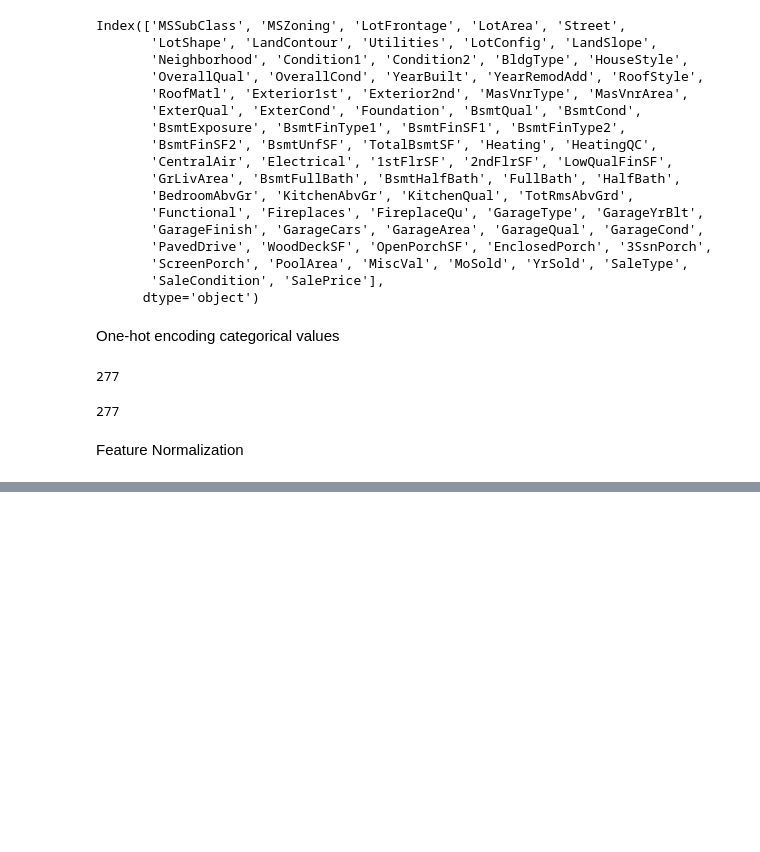
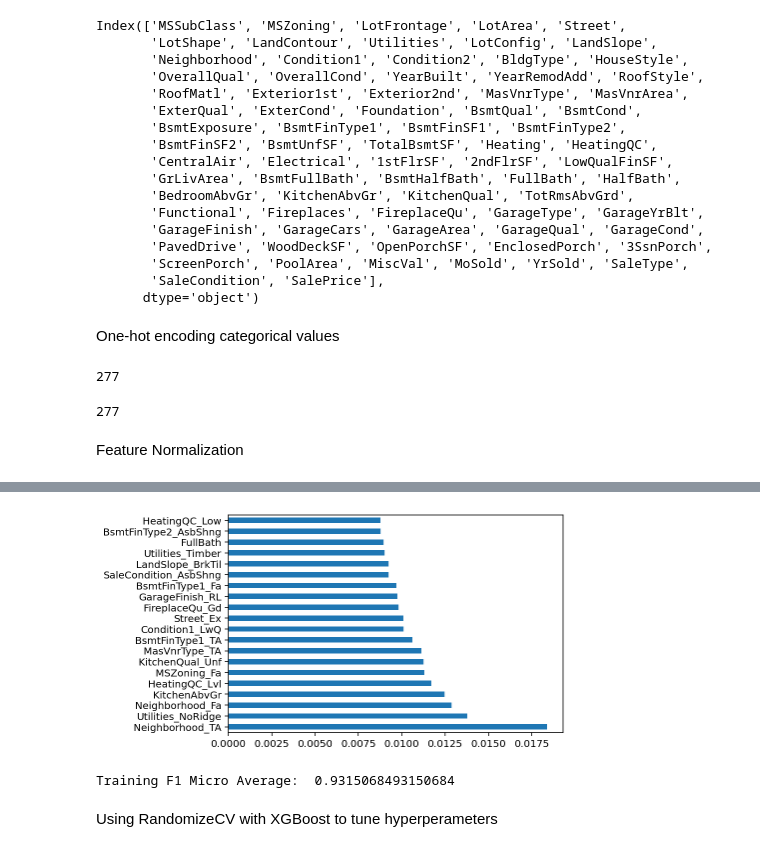
Before and after one commit to jloesch30/BDS_Team_Fall2021, a Jupyter notebook: hw3/Josh_HW_3.ipynb, the cells around one changed output, grey strips where cells are left out. Cells and saved outputs as stored; diff of their text form; code cells hidden in the pictures; blank space fills up the shorter version.

```diff
--- a/hw3/Josh_HW_3.ipynb
+++ b/hw3/Josh_HW_3.ipynb
@@ -398,0 +452,12 @@ aligned_test_X.E
+# %%
+X_train = aligned_train_X.drop(columns=to_drop)
+X_test = aligned_test_X.drop(columns=to_drop)
+# %%
+from sklearn.preprocessing import StandardScaler
+
+scaler = StandardScaler()
+X_train_std = scaler.fit_transform(X_train)
+X_test_std = scaler.transform(X_test)
+# %%
+xgb_clf = xgb.XGBClassifier(objective="reg:logistic")
+xgb_clf.fit(X_train_std, y_train)
@@ -398,0 +474,2 @@ aligned_test_X.E
+# %%
+feat_importances  = pd.Series(xgb_clf.feature_importances_, index=X_train.columns)
@@ -398,0 +478,11 @@ aligned_test_X.E
+# %%
+feat_importances.nlargest(20).plot(kind='barh')
+plt.show()
+# %% [output]
+[figure, added]
+# %%
+y_train_preds = xgb_clf.predict(X_train_std)
+y_test_preds = xgb_clf.predict(X_test_std)
+print("Training F1 Micro Average: ", f1_score(y_train, y_train_preds, average = "micro"))
+# %% [output]
+Training F1 Micro Average:  0.9315068493150684
@@ -398,0 +495,2 @@ aligned_test_X.E
+# %% [markdown]
+Using RandomizeCV with XGBoost to tune hyperperameters
```
Also changed, not shown: parts of 49 cells of this notebook, 1 other file.
